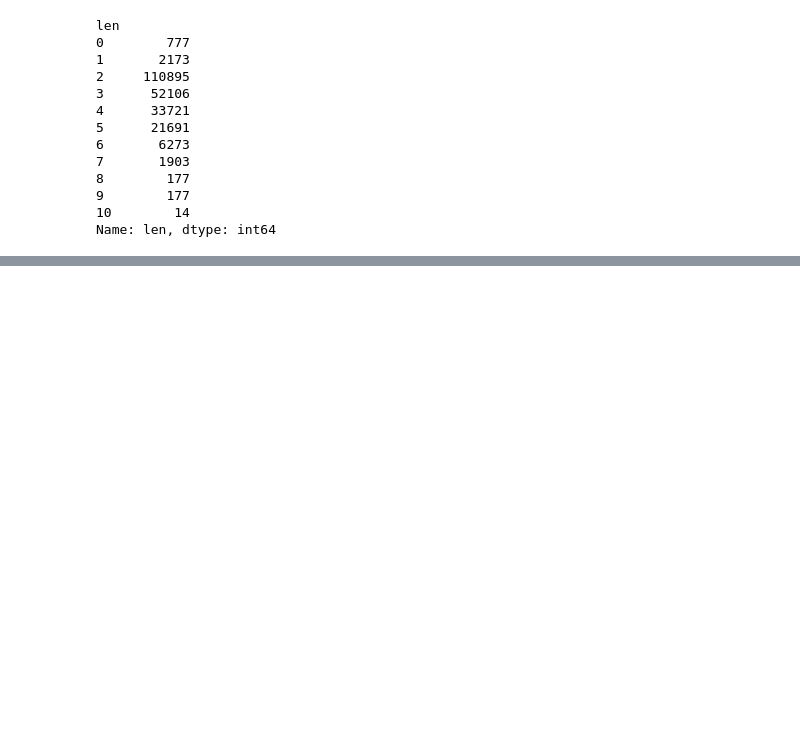
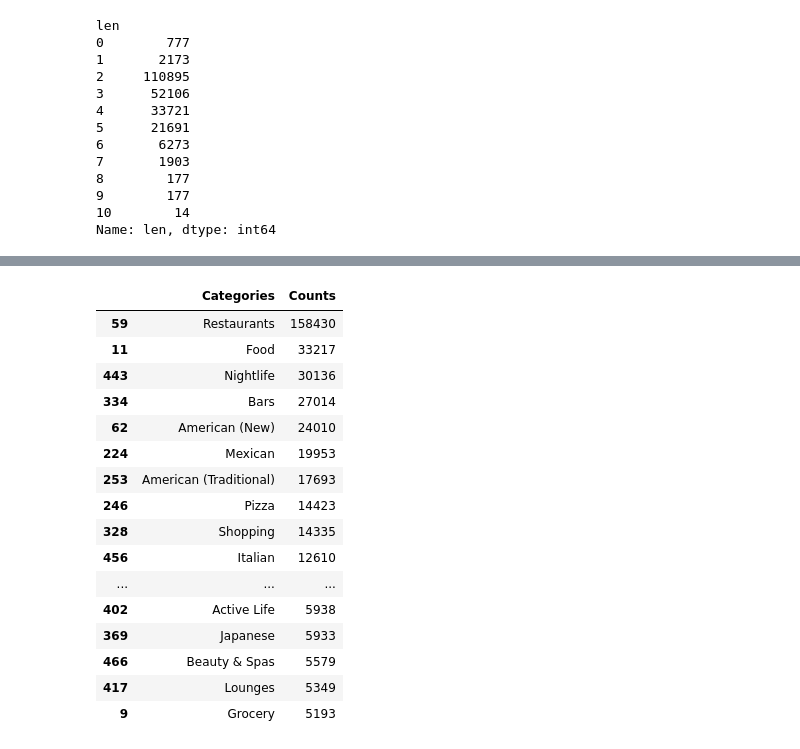
Before and after one commit to virajbhalala/MultiLabelClassification-YelpDataset, a Jupyter notebook: ExploratoryAnalysis.ipynb, the cells around one changed output, grey strips where cells are left out. Cells and saved outputs as stored; diff of their text form; code cells hidden in the pictures; blank space fills up the shorter version.

```diff
--- a/ExploratoryAnalysis.ipynb
+++ b/ExploratoryAnalysis.ipynb
@@ -40,0 +96,20 @@ ModuleNotFoundError: No module named 'matplotlib'
+# %%
+counts.sort_values("Counts",ascending=False).head(25)
+# %% [output]
+|  | Categories | Counts |
+| 59 | Restaurants | 158430 |
+| 11 | Food | 33217 |
+| 443 | Nightlife | 30136 |
+| 334 | Bars | 27014 |
+| 62 | American (New) | 24010 |
+| 224 | Mexican | 19953 |
+| 253 | American (Traditional) | 17693 |
+| 246 | Pizza | 14423 |
+| 328 | Shopping | 14335 |
+| 456 | Italian | 12610 |
+| ... | ... | ... |
+| 402 | Active Life | 5938 |
+| 369 | Japanese | 5933 |
+| 466 | Beauty & Spas | 5579 |
+| 417 | Lounges | 5349 |
+| 9 | Grocery | 5193 |
```
Also changed, not shown: parts of 8 cells of this notebook.
